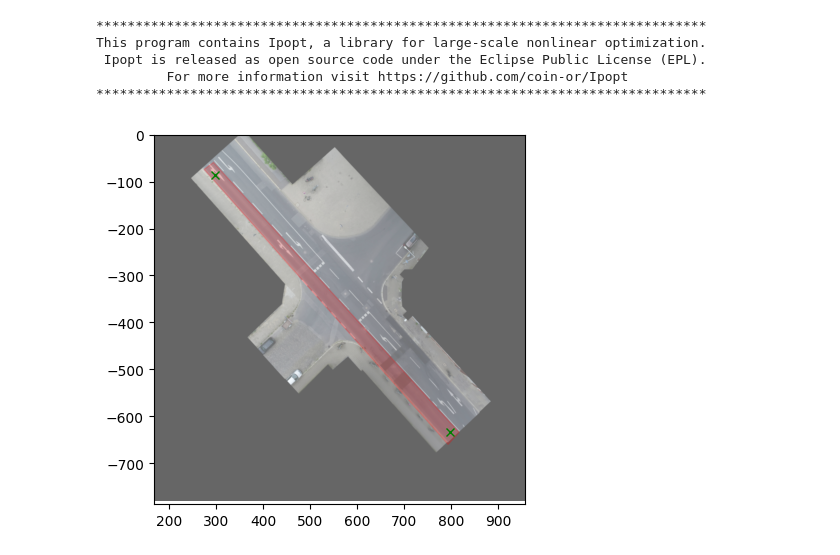
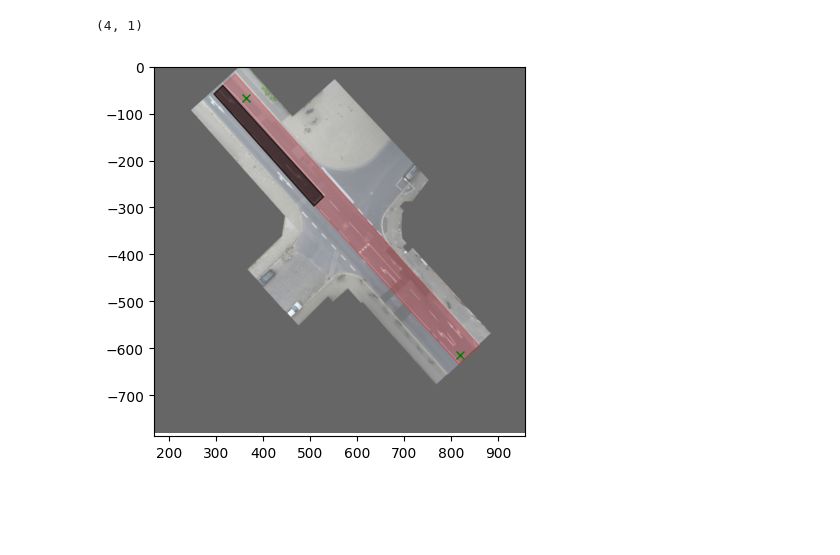
Before and after one commit to QDZHOU/FYP_Intent_Learning, a Jupyter notebook: MPC/MPC.ipynb, the cells around one changed output. Drawn from its saved outputs; the diff is of its cells as text; code cells hidden in the pictures; blank space fills up the shorter version.

```diff
--- a/MPC/MPC.ipynb
+++ b/MPC/MPC.ipynb
@@ -45,22 +37,39 @@ filtered_vehicle_param = vehicle_data[vehicle_data['trackId'] == track_id]
 sv_width = filtered_vehicle_param["width"]
 sv_length = filtered_vehicle_param["length"]
 # %%
+road_vertices = np.array([
+    [295, -58],
+    [340, -16],
+    [860, -595],
+    [817, -634],
+])
 road_vertices1 = np.array([
-    [270, -78],
-    [338, -15],
-    [786, -657],
-    [857, -592]
-])
-road_vertices = np.array([
     [274, -74],
     [294, -59],
     [817, -634],
     [794, -660]
 ])
+
+not_road_vertices = np.array([
+    [295, -58],
+    [314, -40],
+    [529, -277],
+    [508, -297]
+])
+
 Drive_Area = Polytope(road_vertices*(0.00814636091724916*12))
 Drive_Area_visual = Polytope(road_vertices)
 A_road = Drive_Area.A
 b_road = Drive_Area.b
+
+not_Drive_Area = Polytope(not_road_vertices*(0.00814636091724916*12))
+not_Drive_Area_visual = Polytope(not_road_vertices)
+not_A_road = not_Drive_Area.A
+not_b_road = not_Drive_Area.b
+# %%
+print(not_b_road.shape)
+# %% [output]
+(4, 1)
 # %%
 image_param = {
   "datasets": {
@@ -111,19 +120,22 @@ Param = {
     "Q5": 5, # lat. pos. error
     "Q6": 2, # heading. error
     "Q7": 300,
-    "d_min": 2,
+    "d_min": 5,
     "A_road": A_road,
     "b_road": b_road,
-    "v_low": 0,
-    "v_up": 0.8,
+    "not_A_road": not_A_road,
+    "not_b_road": not_b_road,
+    "v_low": -0.5,
+    "v_up": 1.5,
     "acc_low": -0.3,
-    "acc_up": 0.3,
+    "acc_up": 0.5,
     "delta_low": -0.3,
     "delta_up": 0.3,
-    "RefSpeed": 0,
-    "RefPos": [78,-62,-0.3]#[34.6,-9.8,10]
+    "RefSpeed": 1,
+    "RefPos": [364*(0.00814636091724916*12),-67*(0.00814636091724916*12),0.5]#[78,-62,-0.3][364*(0.00814636091724916*12),-67*(0.00814636091724916*12)
 }
-x_EV_initial = np.array([29, -8.5, -0.3, 0, 0])
+#x_EV_initial = np.array([29, -8.5, 45, 1, 0])
+x_EV_initial = np.array([80, -60, 90, 0.5, 0])
 # %%
 class polytope_estimation_OR():
     def __init__(self, Param):
@@ -406,37 +431,33 @@ test_polytope = polytope_estimation_OR(Param)
 SV_x = filtered_data["xCenter"].to_numpy()
 SV_y = filtered_data["yCenter"].to_numpy()
 fig, ax = plt.subplots()
 img   = mpimg.imread(background_filepath)
 
 # for i in range(1,N_Sam):
 #     start_time = time.time()
 #     G,g,tmp = test_polytope.ReachableSet(acc_vals[:,i].reshape(2,1),
 #                                          position_vals[:,i].reshape(2,1),
 #                                          velocity_vals[:,i].reshape(2,1))
 #     end_time = time.time()
 #     lp_time.append(end_time-start_time)
 
 #     if i % 50 == 0 or i == N_Sam-1:
 #         for i in range(10):
 #             occupancy = Polytope(tmp[i].A, tmp[i].b/0.00814636091724916/12)
 #             occupancy.plot(color = 'b', alpha = 0.3)
 
 Drive_Area_visual.plot(color = 'r', alpha = 0.2)
+not_Drive_Area_visual.plot(color = 'black', alpha = 0.6)
 
 plt.imshow(img,alpha = 0.6, extent=[0, img.shape[1], -img.shape[0], 0])
 # plt.plot(SV_x/0.00814636091724916/12, SV_y/0.00814636091724916/12)
 plt.plot(Param["RefPos"][0]/0.00814636091724916/12, Param["RefPos"][1]/0.00814636091724916/12,'gx')
 plt.plot(x_EV_initial[0]/0.00814636091724916/12, x_EV_initial[1]/0.00814636091724916/12,'gx')
 ax.set_xlim([x_lim_0,x_lim_1])
 ax.set_ylim([-y_lim_0,-y_lim_1])
 # ax.set_xlim([0,1500])
 # ax.set_ylim([-1500,0])
 plt.show()
 # %% [output]
-******************************************************************************
-This program contains Ipopt, a library for large-scale nonlinear optimization.
- Ipopt is released as open source code under the Eclipse Public License (EPL).
-         For more information visit https://github.com/coin-or/Ipopt
-******************************************************************************
-[figure, old version]
+[figure, new version]
 # %%
```
Also changed, not shown: parts of 9 cells of this notebook, 3 other files.
